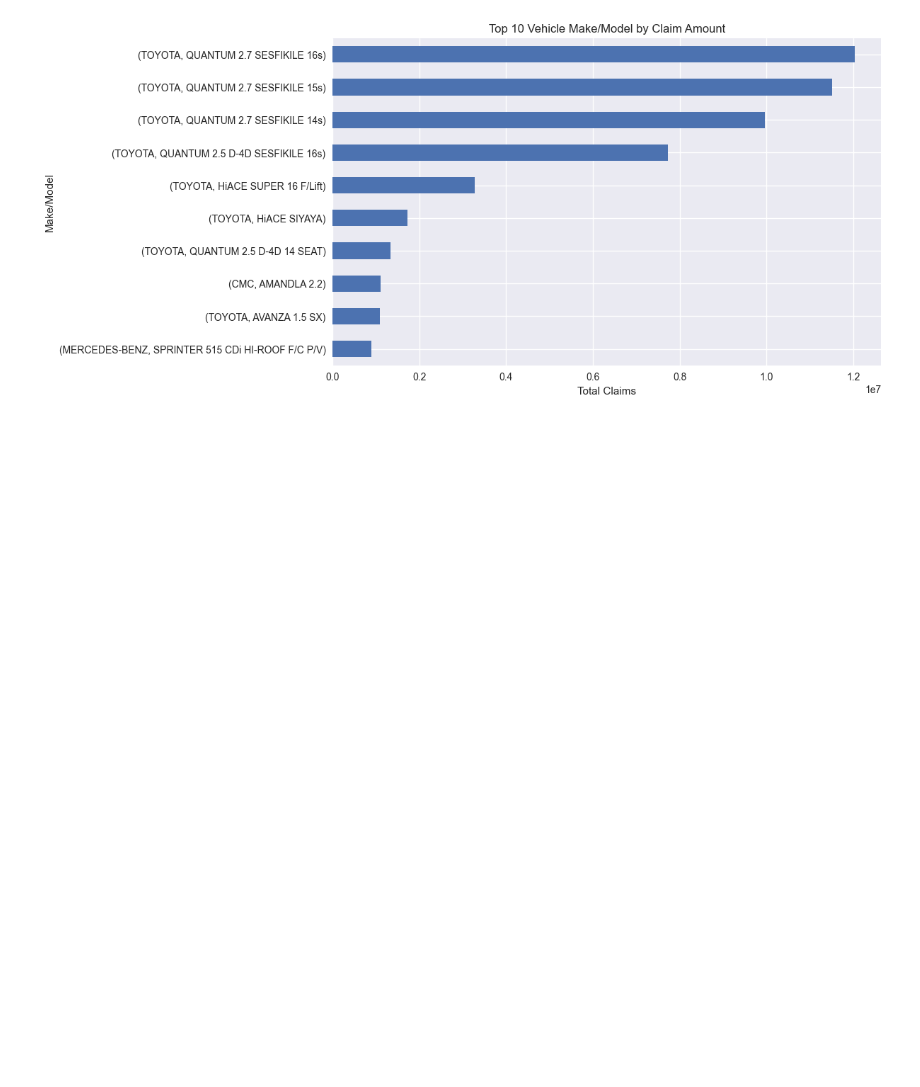
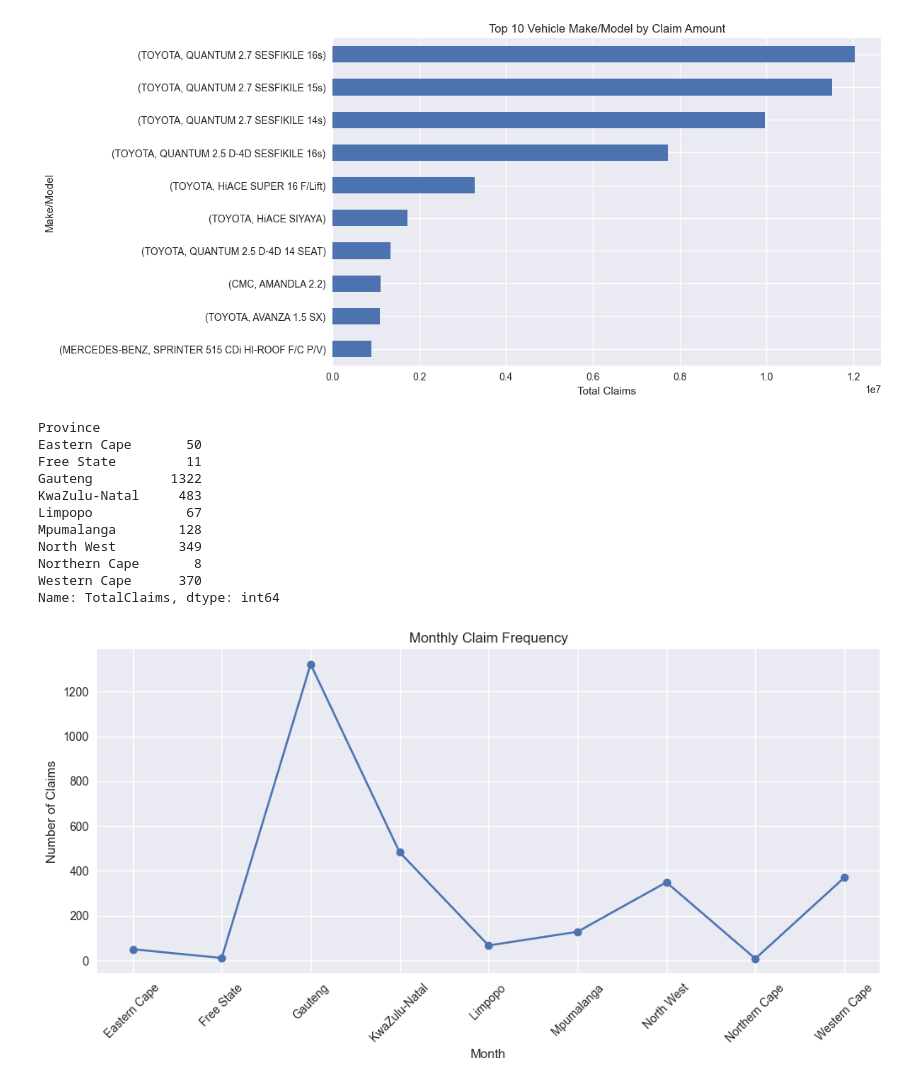
Before and after one commit to Abrhammmo/End-to-End-Insurance-Risk-Analytics-Predictive-Modeling, a Jupyter notebook: notebook/insurance.ipynb, the cells around one changed output. Drawn from its saved outputs; the diff is of its cells as text; code cells hidden in the pictures; blank space fills up the shorter version.

```diff
--- a/notebook/insurance.ipynb
+++ b/notebook/insurance.ipynb
@@ -499,3 +496,33 @@ VOLKSWAGEN                           POLO 1.9 TDi HIGHLINE           0.00
 MERCEDES-BENZ                        C200K CLASSIC A/T            -256.35
 Name: TotalClaims, dtype: float64
 [figure]
+# %%
+# Formatting the time series data for monthly claim frequency analysis for TransactionMonth
+df['YearMonth'] = df['TransactionMonth'].dt.to_period('M').astype(str)
+
+claims_per_month = (
+    df[df['TotalClaims'] > 0]
+    .groupby('Province')['TotalClaims']
+    .count()
+)
+print(claims_per_month)
+
+claims_per_month.plot(kind='line', figsize=(12,5), marker='o')
+plt.title("Monthly Claim Frequency")
+plt.xlabel("Month")
+plt.ylabel("Number of Claims")
+plt.xticks(rotation=45)
+plt.show()
+# %% [output]
+Province
+Eastern Cape       50
+Free State         11
+Gauteng          1322
+KwaZulu-Natal     483
+Limpopo            67
+Mpumalanga        128
+North West        349
+Northern Cape       8
+Western Cape      370
+Name: TotalClaims, dtype: int64
+[figure, added]
```
Also changed, not shown: parts of 7 cells of this notebook.
